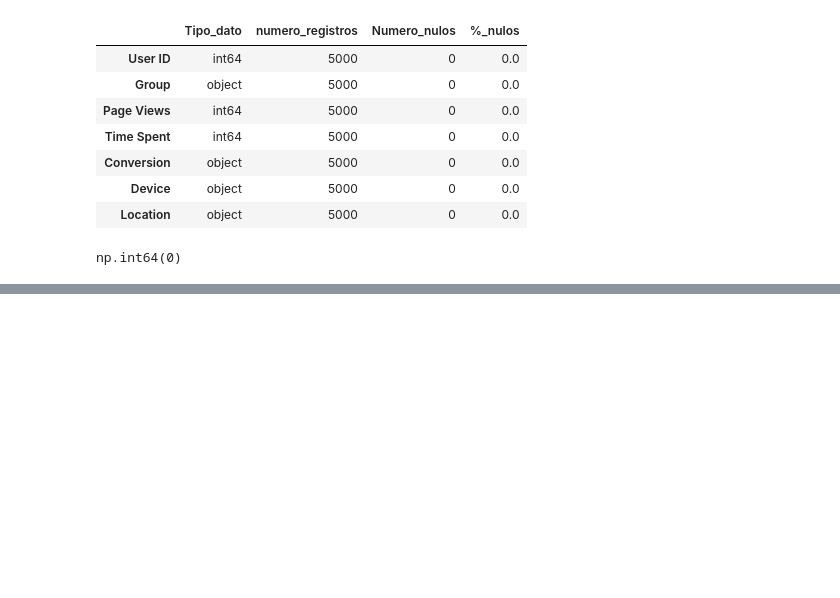
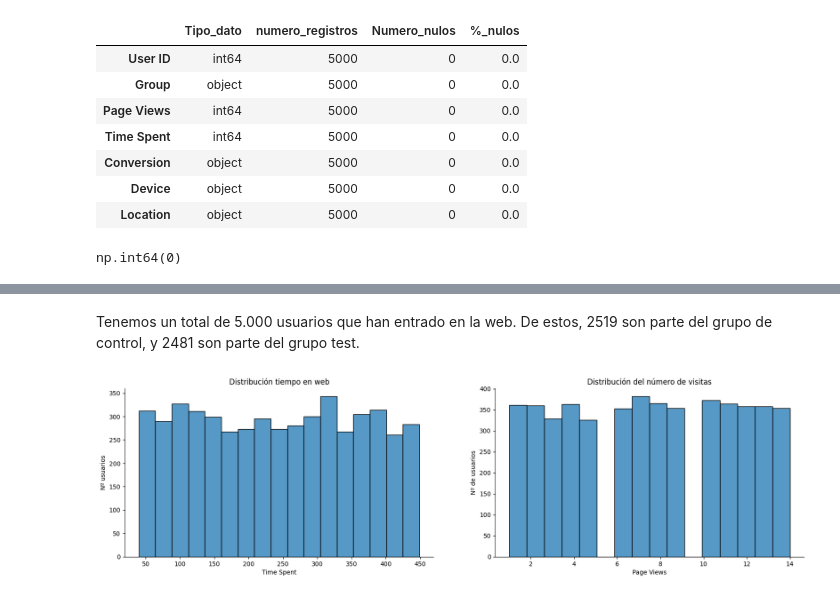
Before and after one commit to Gabijc/Proyecto_estadistica_AB_testing, a Jupyter notebook: AB_testing.ipynb, the cells around one changed output, grey strips where cells are left out. Cells and saved outputs as stored; diff of their text form; code cells hidden in the pictures; blank space fills up the shorter version.

```diff
--- a/AB_testing.ipynb
+++ b/AB_testing.ipynb
@@ -59,0 +112,28 @@ sa.estadisticos_numericas_df(data)
+# %% [markdown]
+Tenemos un total de 5.000 usuarios que han entrado en la web. De estos, 2519 son parte del grupo de control, y 2481 son parte del grupo test.
+# %%
+fig, axes = plt.subplots(nrows = 1, ncols = 2, figsize = (20, 5))
+
+# añadimos el gráfico
+sns.histplot(x = "Time Spent",
+             data = data,
+            ax = axes[0])
+
+sns.histplot(x = "Page Views",
+             data = data,
+            ax = axes[1])
+
+axes[0].set_title("Distribución tiempo en web")
+axes[0].set_ylabel("Nº usuarios")
+axes[0].spines['right'].set_visible(False)
+axes[0].spines['top'].set_visible(False)
+
+axes[1].set_title("Distribución del número de visitas")
+axes[1].set_ylabel("Nº de usuarios")
+axes[1].spines['right'].set_visible(False)
+axes[1].spines['top'].set_visible(False)
+
+
+plt.show()
+# %% [output]
+[figure, added]
```
Also changed, not shown: parts of 20 cells of this notebook.
